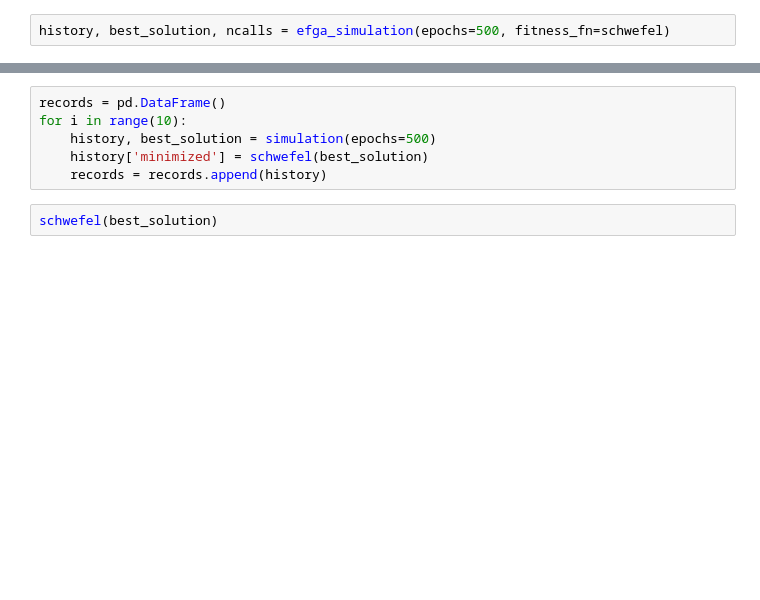
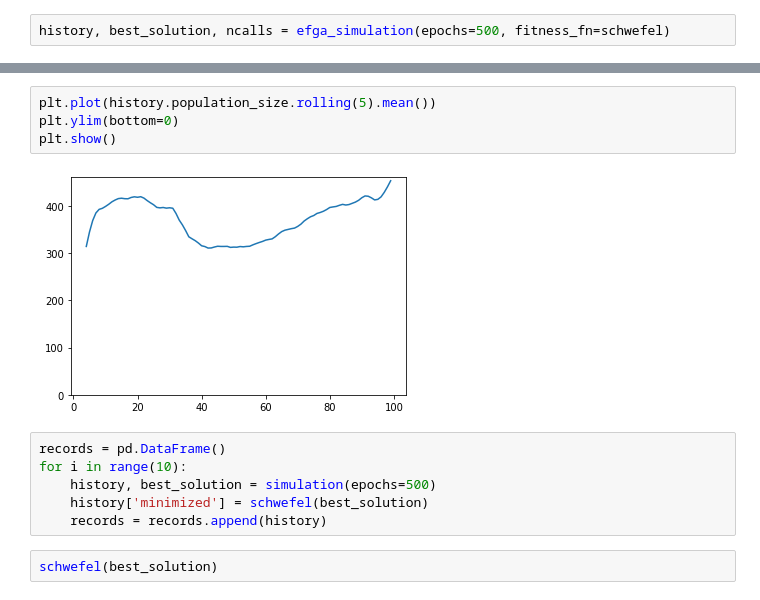
Before and after one commit to Arattel/Fuzzy_genetic_algorithms_implementations, a Jupyter notebook: efga.ipynb, the cells around one changed output, grey strips where cells are left out. Drawn from its saved outputs; the diff is of its cells as text; blank space fills up the shorter version.

```diff
--- a/efga.ipynb
+++ b/efga.ipynb
@@ -59,3 +61,9 @@ history
+# %%
+plt.plot(history.population_size.rolling(5).mean())
+plt.ylim(bottom=0)
+plt.show()
+# %% [output]
+[figure, added]
 # %%
 records = pd.DataFrame()
 for i in range(10):
```
Also changed, not shown: parts of 9 cells of this notebook, 3 other files.
